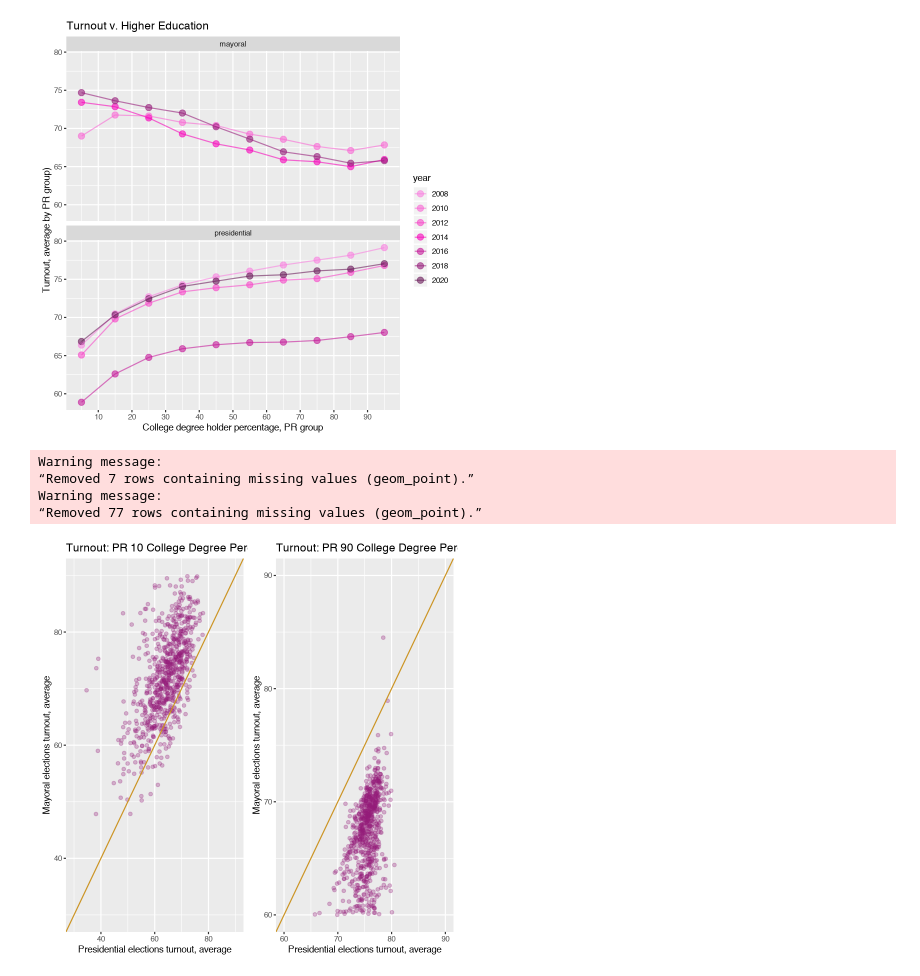
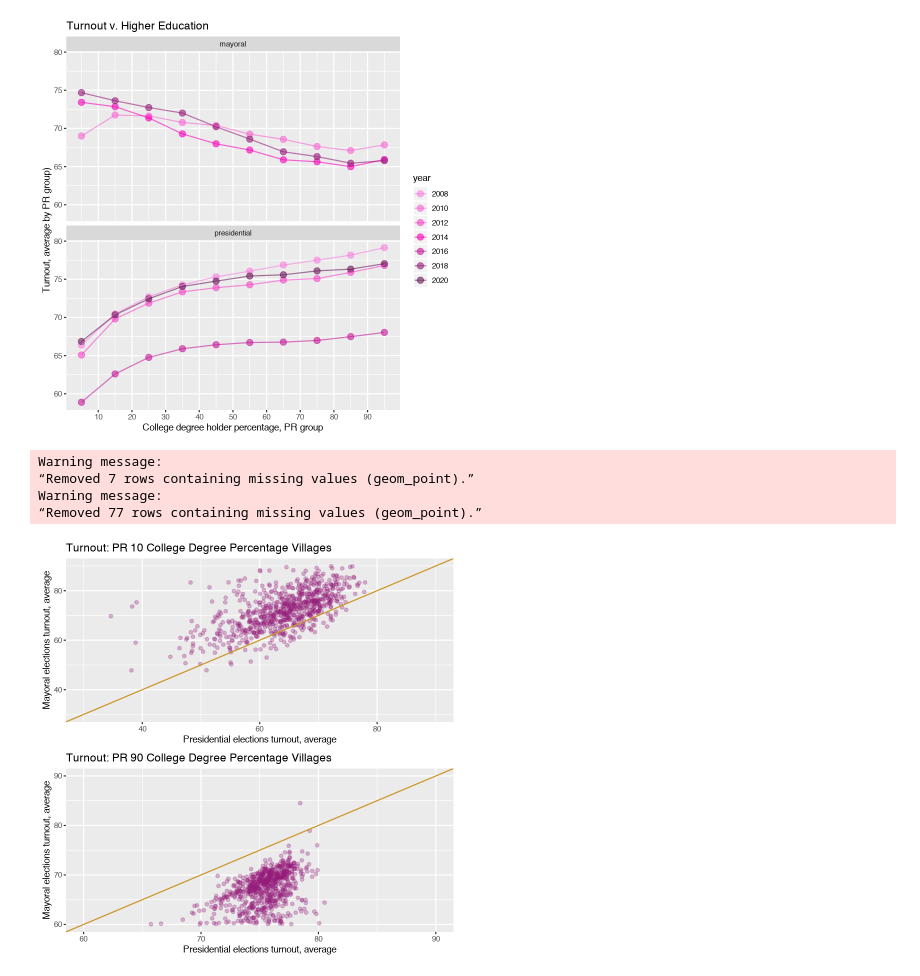
Before and after one commit to missmoss/vote-blog, a Jupyter notebook: _notebooks/2020-03-24-turnout-R.ipynb, the cells around one changed output. Cells and saved outputs as stored; diff of their text form; code cells hidden in the pictures.

```diff
--- a/_notebooks/2020-03-24-turnout-R.ipynb
+++ b/_notebooks/2020-03-24-turnout-R.ipynb
@@ -93,35 +98,36 @@ ggplot(edu_pr, aes(x = univ_pr_interval_by_year, y = avg_turnout, color = year))
 # %% [output]
 [figure]
 # %%
+# collapse-hide
 mayoral_presidential_turnout_low_edu <- edu_records %>%
   filter(univ_pr < 10) %>%
   drop_na() %>%
   ggplot() +
   geom_point(aes(x = presidential, y = mayoral), alpha = 0.3, color = "#961d7a") +
   geom_abline(intercept = 0, slope = 1, color = "#CC9423") +
   xlim(c(30, 90)) +
   ylim(c(30, 90)) +
   labs(title = "Turnout: PR 10 College Degree Percentage Villages",
        x = "Presidential elections turnout, average",
        y = "Mayoral elections turnout, average")
 
 mayoral_presidential_turnout_high_edu <- edu_records %>%
   filter(univ_pr >= 90) %>%
   drop_na() %>%
   ggplot() +
   geom_point(aes(x = presidential, y = mayoral), alpha = 0.3, color = "#961d7a") +
   geom_abline(intercept = 0, slope = 1, color = "#CC9423") +
   xlim(c(60, 90)) +
   ylim(c(60, 90)) +
   labs(title = "Turnout: PR 90 College Degree Percentage Villages",
        x = "Presidential elections turnout, average",
        y = "Mayoral elections turnout, average")
 
 grid.arrange(mayoral_presidential_turnout_low_edu,
-             mayoral_presidential_turnout_high_edu, ncol=2)
+             mayoral_presidential_turnout_high_edu, nrow=2)
 # %% [output]
 Warning message:
 “Removed 7 rows containing missing values (geom_point).”
 Warning message:
 “Removed 77 rows containing missing values (geom_point).”
-[figure, old version]
+[figure, new version]
```
Also changed, not shown: parts of 6 cells of this notebook.
